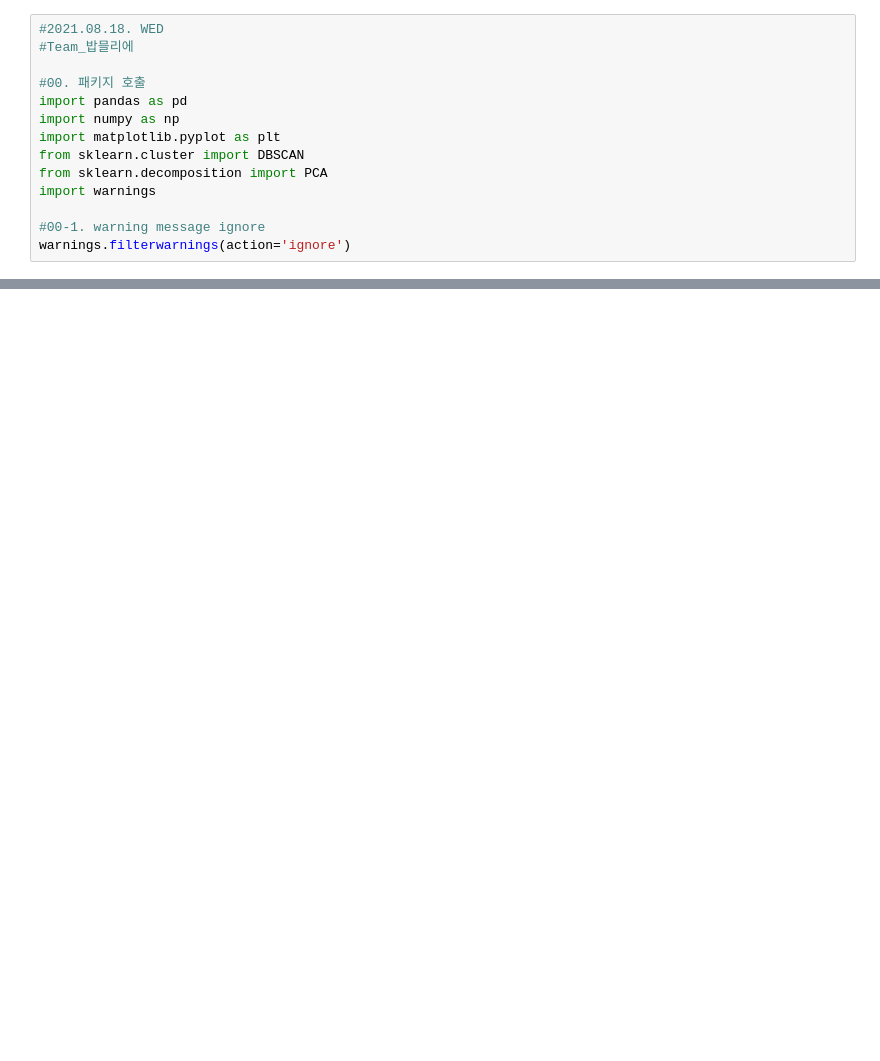
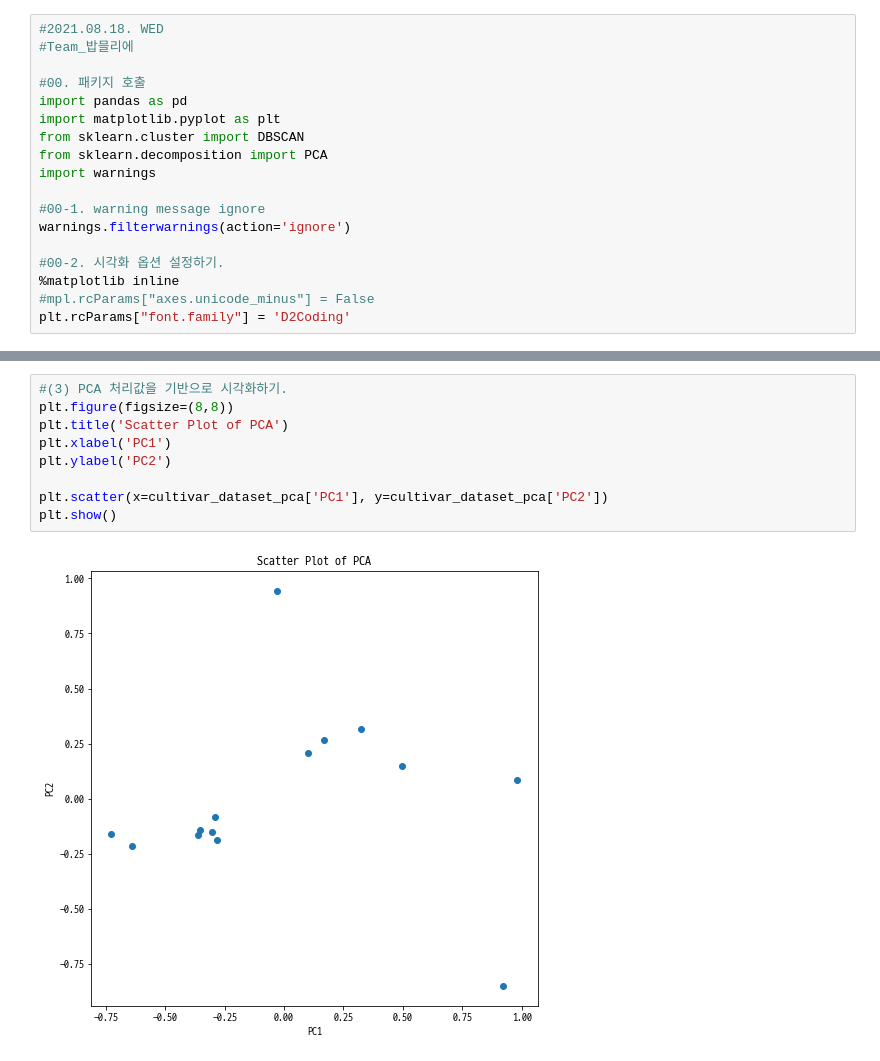
Before and after one commit to csh01470/TIL_Python, a Jupyter notebook: Script/20210825_01.ipynb, the cells around one changed output, grey strips where cells are left out. Cells and saved outputs as stored; diff of their text form; blank space fills up the shorter version.

```diff
--- a/Script/20210825_01.ipynb
+++ b/Script/20210825_01.ipynb
@@ -4,7 +4,6 @@
 
 #00. 패키지 호출
 import pandas as pd
-import numpy as np
 import matplotlib.pyplot as plt
 from sklearn.cluster import DBSCAN
 from sklearn.decomposition import PCA
@@ -12,6 +11,11 @@ import warnings
 
 #00-1. warning message ignore
 warnings.filterwarnings(action='ignore')
+
+#00-2. 시각화 옵션 설정하기.
+%matplotlib inline
+#mpl.rcParams["axes.unicode_minus"] = False
+plt.rcParams["font.family"] = 'D2Coding'
 # %%
 #01. 데이터셋 호출 및 전처리하기.
 #(1) 데이터셋 불러오기
@@ -43 +88,12 @@ cultivar_dataset
+# %%
+#(3) PCA 처리값을 기반으로 시각화하기.
+plt.figure(figsize=(8,8))
+plt.title('Scatter Plot of PCA')
+plt.xlabel('PC1')
+plt.ylabel('PC2')
+
+plt.scatter(x=cultivar_dataset_pca['PC1'], y=cultivar_dataset_pca['PC2'])
+plt.show()
+# %% [output]
+[figure, added]
 # %%
```
Also changed, not shown: parts of 10 cells of this notebook, 2 other files.
